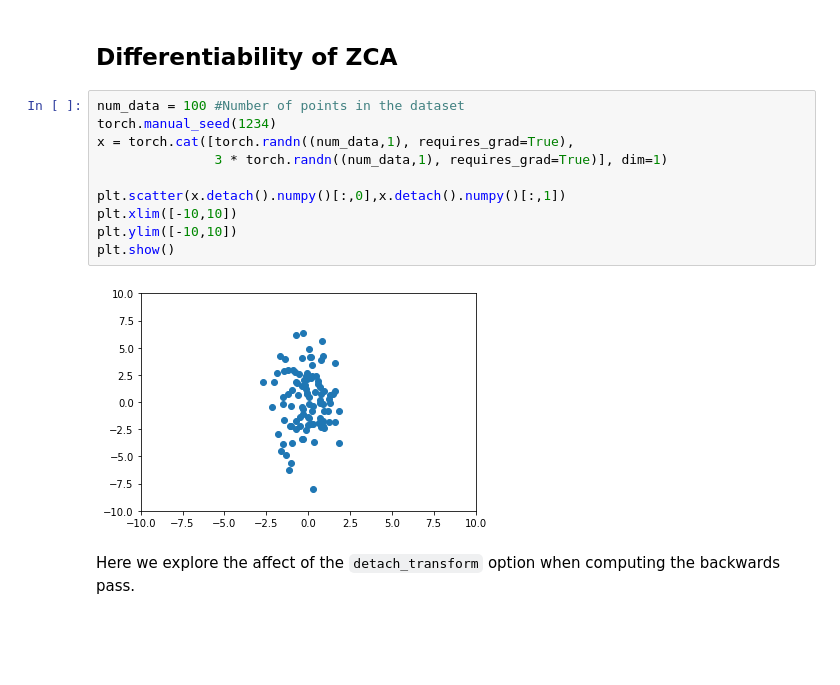
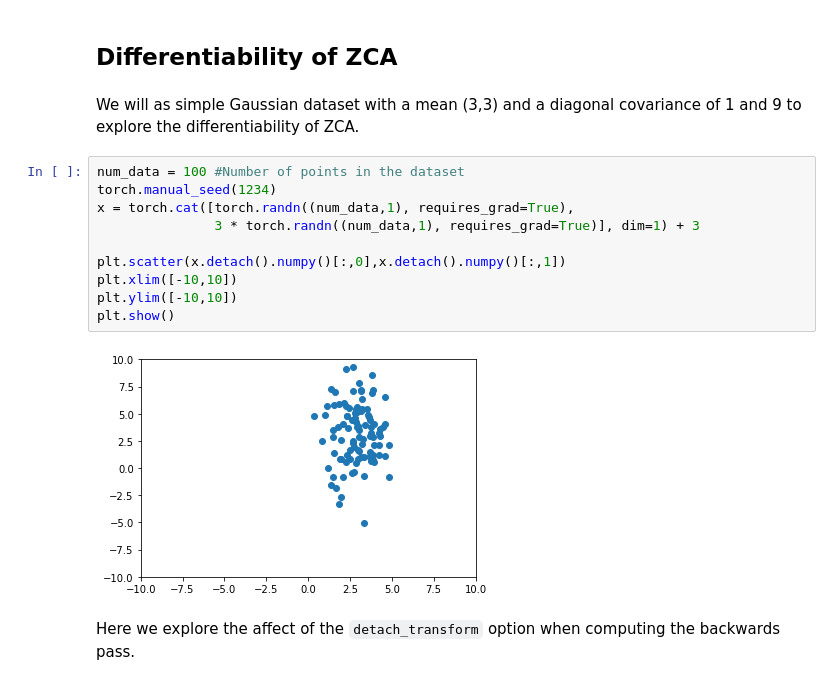
Before and after one commit to kornia/tutorials, a Jupyter notebook: source/zca.ipynb, the cells around one changed output. Drawn from its saved outputs; the diff is of its cells as text; blank space fills up the shorter version.

```diff
--- a/source/zca.ipynb
+++ b/source/zca.ipynb
@@ -136,17 +159,19 @@ plt.show()
 # %% [markdown]
 ## Differentiability of ZCA
+# %% [markdown]
+We will as simple Gaussian dataset with a mean (3,3) and a diagonal covariance of 1 and 9 to explore the differentiability of ZCA.
 # %%
 num_data = 100 #Number of points in the dataset
 torch.manual_seed(1234)
 x = torch.cat([torch.randn((num_data,1), requires_grad=True),
-               3 * torch.randn((num_data,1), requires_grad=True)], dim=1)
+               3 * torch.randn((num_data,1), requires_grad=True)], dim=1) + 3
 
 plt.scatter(x.detach().numpy()[:,0],x.detach().numpy()[:,1])
 plt.xlim([-10,10])
 plt.ylim([-10,10])
 plt.show()
 # %% [output]
-[figure, old version]
+[figure, new version]
 # %% [markdown]
 Here we explore the affect of the `detach_transform` option when computing the backwards pass.
 # %%
```
Also changed, not shown: parts of 6 cells of this notebook.
